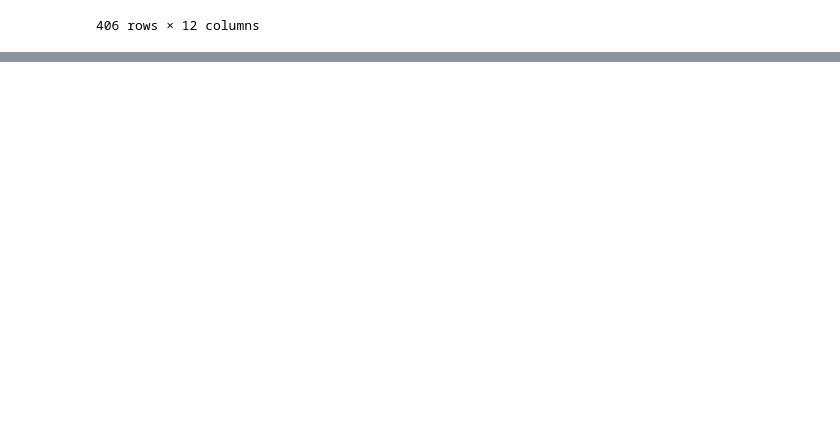
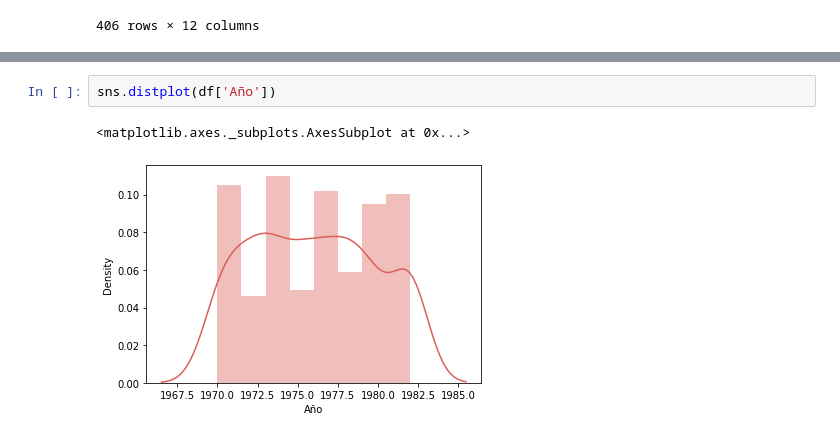
Before and after one commit to amoreano/PROYECTO1_CD, a Jupyter notebook: Proyecto2.ipynb, the cells around one changed output, grey strips where cells are left out. Cells and saved outputs as stored; diff of their text form; blank space fills up the shorter version.

```diff
--- a/Proyecto2.ipynb
+++ b/Proyecto2.ipynb
@@ -246,0 +397,5 @@ SyntaxError: ignored
+# %%
+sns.distplot(df['Año'])
+# %% [output]
+<matplotlib.axes._subplots.AxesSubplot at 0x...>
+[figure, added]
```
Also changed, not shown: parts of 25 cells of this notebook.
